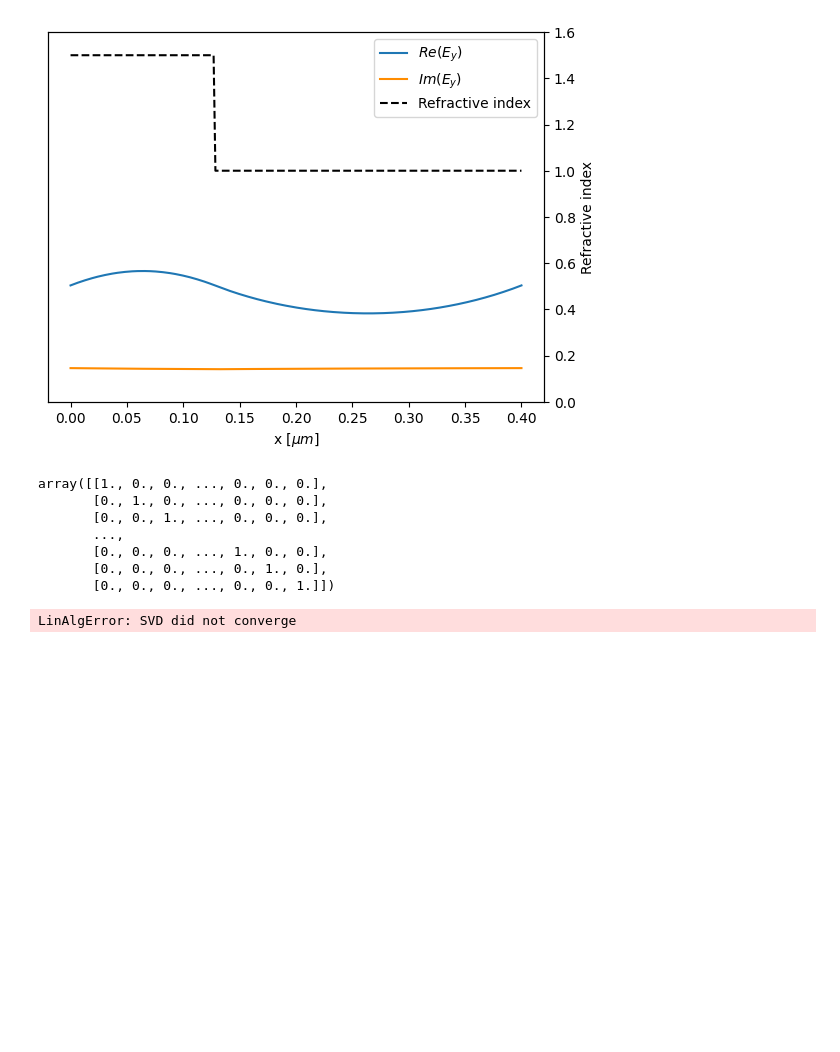
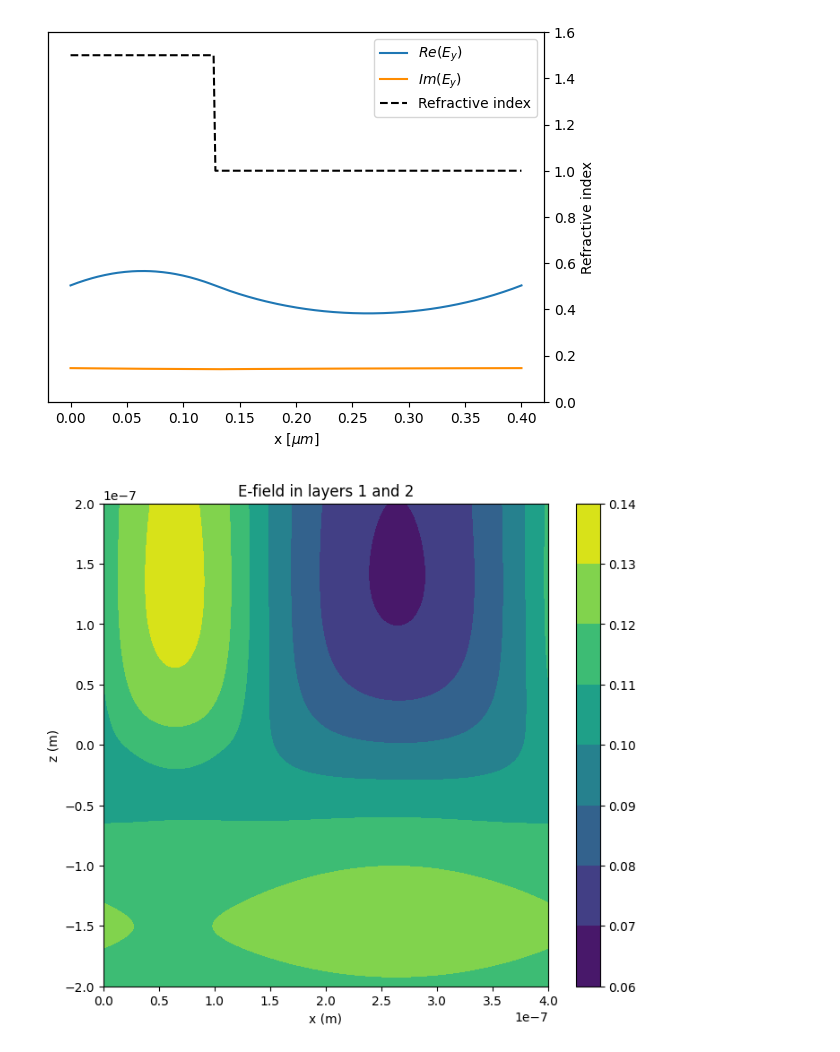
Before and after one commit to amcar-dtu/python-assignments, a Jupyter notebook: nano_opt_4.ipynb, the cells around one changed output. Saved outputs shown, nothing was run; the diff lists cells and outputs as text; code cells hidden in the pictures; blank space fills up the shorter version.

```diff
--- a/nano_opt_4.ipynb
+++ b/nano_opt_4.ipynb
@@ -240,44 +240,38 @@ plt.show()
 u2mat=eigvecnorm
 beta2=np.emath.sqrt(betasquared)
 
-tmat12=2*inv(inv(u1mat)*u2mat+inv(u1mat*diag(beta1))*(u2mat*sqrt(betasquared)))
-tmat21=2*inv(inv(u2mat)*u1mat+inv(u2mat*sqrt(betasquared))*(u1mat*diag(beta1)))
+tmat12=2*np.linalg.pinv( np.linalg.pinv(u1mat) @ u2mat + np.linalg.pinv(u1mat @ np.diag(beta1)) @ (u2mat @ np.diag(np.emath.sqrt(betasquared))) )
+tmat21=2*np.linalg.pinv( np.linalg.pinv(u2mat) @ u1mat + np.linalg.pinv(u2mat @ np.diag(np.emath.sqrt(betasquared))) @ (u1mat@np.diag(beta1)) )
 
-rmat12=1/2*(inv(u1mat)*u2mat - inv(u1mat*diag(beta1))*(u2mat*sqrt(betasquared)))*tmat12
+rmat12=1/2*( np.linalg.pinv(u1mat)@u2mat - np.linalg.pinv(u1mat@np.diag(beta1))@(u2mat@np.diag(np.emath.sqrt(betasquared))) )@tmat12
+rmat21=1/2*(np.linalg.pinv(u2mat)@u1mat - np.linalg.pinv(u2mat@np.diag(np.emath.sqrt(betasquared)))@(u1mat@np.diag(beta1)))@tmat21
-# %%
-u1matunsorted = np.diag(np.ones(M))
-u1matunsorted
-# %% [output]
-array([[1., 0., 0., ..., 0., 0., 0.],
-       [0., 1., 0., ..., 0., 0., 0.],
-       [0., 0., 1., ..., 0., 0., 0.],
-       ...,
-       [0., 0., 0., ..., 1., 0., 0.],
-       [0., 0., 0., ..., 0., 1., 0.],
-       [0., 0., 0., ..., 0., 0., 1.]])
-# %%
-def sortem(eigenVectors, eigenValues):
-    idx = eigenValues.argsort()[::-1]
-    return eigenVectors[:,idx], eigenValues[idx]
-
-u2mat = eigvecs
-beta2 = np.sqrt(eigvals)
-
-u1matunsorted = np.diag(np.ones(M))
-beta1unsorted = np.zeros((M, 1))
-
-for n in range(-N, N):
-    beta1unsorted[n] = np.sqrt(eps1*(k0**2) - ((kx+n*G)**2))
-
-u1mat, beta1vec = sortem(u1matunsorted, beta1unsorted**2)
-beta1 = np.sqrt(beta1vec)
-
-# normalization
-for i in range(M):
-    C = np.sqrt(beta1vec[i]) * np.sum(np.abs(u1mat[i])**2)*Lambda
-    u1mat[i] = -u1mat[i]*1/np.sqrt(C)
-
-
-tmat12 = 2*np.linalg.pinv(np.linalg.pinv(u1mat)@u2mat+np.linalg.pinv(u1mat@beta1)@(u2mat @ beta2))
-# %% [output]
-LinAlgError: SVD did not converge
+# %%
+IncIndex=0              # N+1; %choose the m=0 mode is incoming, corresponding to light with no incidence angle
+a1vec=np.zeros((M,1))
+a1vec[IncIndex, 0]=1       # only the m=0 mode is incoming, corresponding to light with no incidence angle.
+
+p1mvec12=np.exp(-1j*beta1*zbot12).reshape(M,1)
+a1primevec12=p1mvec12*a1vec
+
+b1vec12=rmat12@a1primevec12
+a2vec12=tmat12@a1primevec12
+
+EField12=np.zeros((spatialresolution,spatialresolution), dtype=np.complex_)  # (x,z)
+# %%
+
+for j in range(int(np.floor(spatialresolution/2))):         # z-coordinate
+    for u in range(spatialresolution):                      # x-coordinate
+        # Need to fix the order of matrix mult so that the indices match in
+        # the end and we get the right sum
+        EField12[u,j]=Ey1full[u,:].reshape(1,M) @ (a1vec*np.exp(1j*(beta1.reshape(M,1))*(zvec12[j]-zbot12))) + Ey1full[u,:].reshape(1,M) @ (b1vec12*(np.exp(-1j*beta1.reshape(M,1)*zvec12[j])))
+        EField12[u, (int(np.floor(spatialresolution/2))+j)]=Ey2full[u,:].reshape(1,M) @ (a2vec12*np.exp(1j*beta2.reshape(M,1)*zvec12[(int(np.floor(spatialresolution/2))+j)]))
+# %%
+plt.figure(figsize=(8,7))
+plt.contourf(xvec, zvec12, np.absolute(EField12.T))
+plt.title('E-field in layers 1 and 2')
+plt.colorbar()
+plt.xlabel("x (m)")
+plt.ylabel("z (m)")
+plt.show()
+# %% [output]
+[figure, added]
```
Also changed, not shown: 1 other file.
